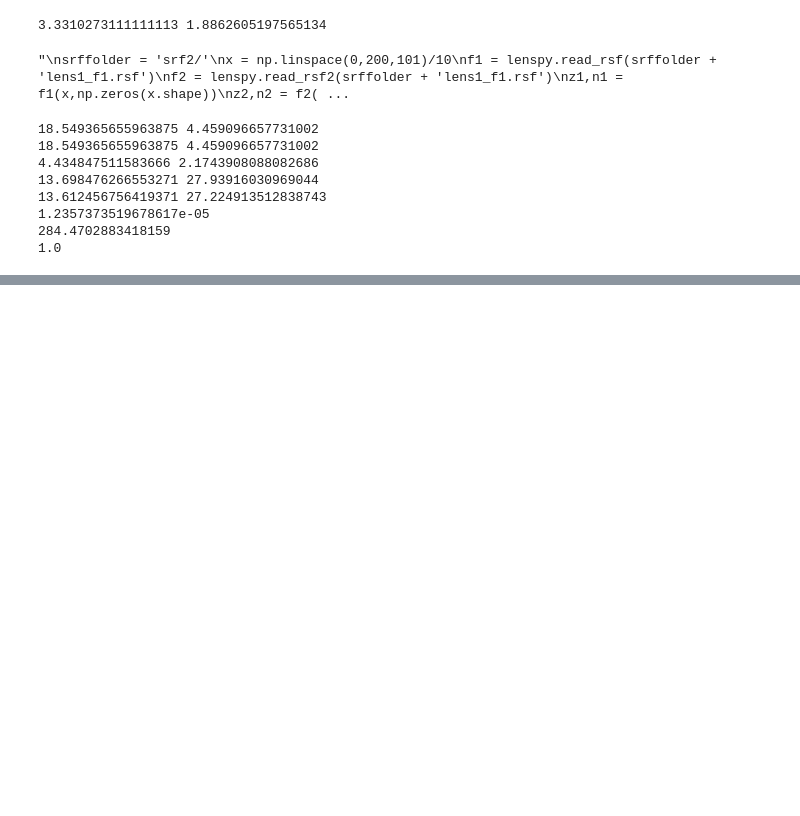
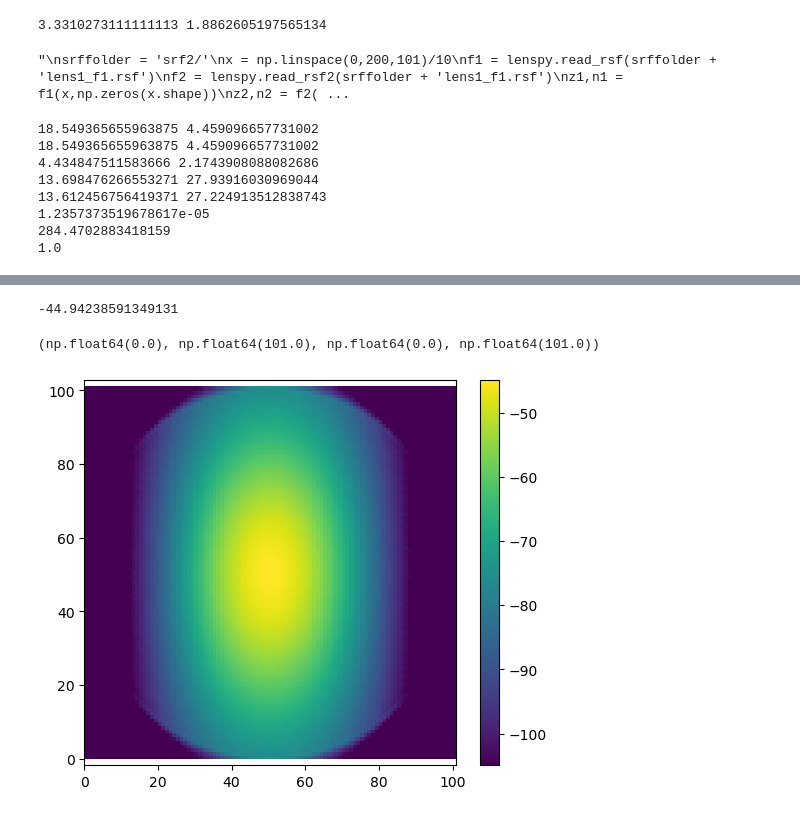
Before and after one commit to XiaodongRencologne/PO_test, a Jupyter notebook: Untitled.ipynb, the cells around one changed output, grey strips where cells are left out. Drawn from its saved outputs; the diff is of its cells as text; code cells hidden in the pictures; blank space fills up the shorter version.

```diff
--- a/Untitled.ipynb
+++ b/Untitled.ipynb
@@ -64,5 +78,15 @@ cores: 1
 # %%
 #plt.pcolor(np.abs(L1.f_E_in.z.reshape(N1,-1)))
 # %%
-plt.pcolor(np.abs(L1.f2_E.x.reshape(N2,-1)))
+fig = plt.figure(figsize = (6,5))
+vmax = 20*np.log10(np.abs(L1.f2_E.x.reshape(N2,-1)).max())
+print(vmax)
+vmin = vmax -60
+plt.pcolor(20*np.log10(np.abs(L1.f2_E.x.reshape(N2,-1))),vmax = vmax, vmin = vmin)
+plt.colorbar()
+plt.axis('equal')
+# %% [output]
+-44.94238591349131
+(np.float64(0.0), np.float64(101.0), np.float64(0.0), np.float64(101.0))
+[figure, added]
 # %%
```
Also changed, not shown: parts of 20 cells of this notebook, 5 other files.
